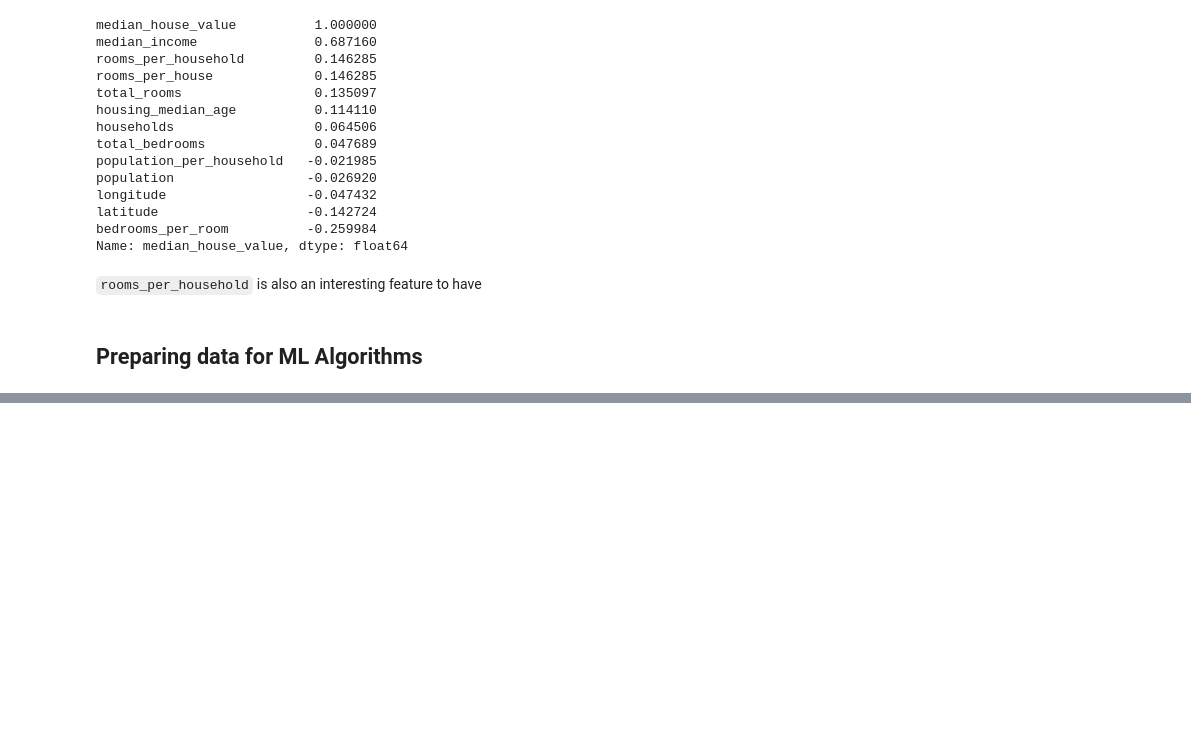
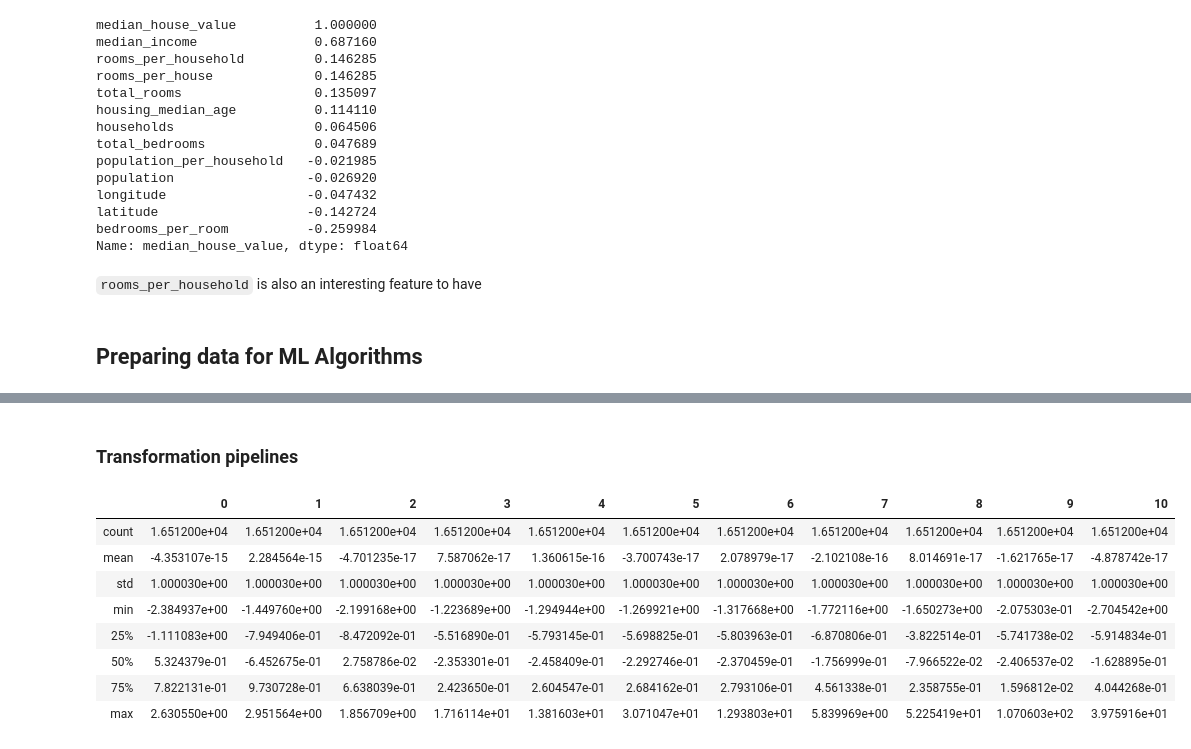
Before and after one commit to avovsya/hands_on_ml_book, a Jupyter notebook: ch2_Housing.ipynb, the cells around one changed output, grey strips where cells are left out. Drawn from its saved outputs; the diff is of its cells as text; code cells hidden in the pictures; blank space fills up the shorter version.

Commit message:
Chapter 2. End-to-End ML Project. Preparing data for ML algs

```diff
--- a/ch2_Housing.ipynb
+++ b/ch2_Housing.ipynb
@@ -296,0 +342,2 @@ Name: median_house_value, dtype: float64
+# %%
+imputer.fit(housing_num)
@@ -296,0 +357,2 @@ Name: median_house_value, dtype: float64
+# %%
+X = imputer.transform(housing_num)
@@ -296,0 +434,26 @@ Name: median_house_value, dtype: float64
+# %%
+from sklearn.base import BaseEstimator # Add get_params, set_params method for free. Helps with automatic hyperparameter tuning
+from sklearn.base import TransformerMixin # Add fit_transform to a class automagically
+
+# get the right column indices: safer than hard-coding indices 3, 4, 5, 6
+rooms_ix, bedrooms_ix, population_ix, household_ix = [
+    list(housing.columns).index(col)
+    for col in ("total_rooms", "total_bedrooms", "population", "households")]
+
+class CombinedAttributesAdder(BaseEstimator, TransformerMixin):
+    def __init__(self, add_bedrooms_per_room = True): # no *args or **kwargs
+        self.add_bedrooms_per_room = add_bedrooms_per_room
+    def fit(self, X, y=None):
+        return self  # nothing else to do
+    def transform(self, X, y=None):
+        rooms_per_household = X[:, rooms_ix] / X[:, household_ix]
+        population_per_household = X[:, population_ix] / X[:, household_ix]
+        if self.add_bedrooms_per_room:
+            bedrooms_per_room = X[:, bedrooms_ix] / X[:, rooms_ix]
+            return np.c_[X, rooms_per_household, population_per_household,
+                         bedrooms_per_room]
+        else:
+            return np.c_[X, rooms_per_household, population_per_household]
+
+attr_adder = CombinedAttributesAdder(add_bedrooms_per_room=False)
+housing_extra_attribs = attr_adder.transform(housing.values)
@@ -296,0 +488,2 @@ Name: median_house_value, dtype: float64
+# %% [markdown]
+### Transformation pipelines
@@ -296,0 +493,21 @@ Name: median_house_value, dtype: float64
+# %%
+num_pipeline = Pipeline([
+    ('imputer', SimpleImputer(strategy="median")),
+    ('attribs_adder', CombinedAttributesAdder()),
+    ('scaler', StandardScaler())
+])
+
+housing_num_tr = num_pipeline.fit_transform(housing_num)
+# %%
+housing_num_tr_df = pd.DataFrame(data=housing_num_tr)
+housing_num_tr_df.describe()
+# %% [output]
+|  | 0 | 1 | 2 | 3 | 4 | 5 | 6 | 7 | 8 | 9 | 10 |
+| count | 1.651200e+04 | 1.651200e+04 | 1.651200e+04 | 1.651200e+04 | 1.651200e+04 | 1.651200e+04 | 1.651200e+04 | 1.651200e+04 | 1.651200e+04 | 1.651200e+04 | 1.651200e+04 |
+| mean | -4.353107e-15 | 2.284564e-15 | -4.701235e-17 | 7.587062e-17 | 1.360615e-16 | -3.700743e-17 | 2.078979e-17 | -2.102108e-16 | 8.014691e-17 | -1.621765e-17 | -4.878742e-17 |
+| std | 1.000030e+00 | 1.000030e+00 | 1.000030e+00 | 1.000030e+00 | 1.000030e+00 | 1.000030e+00 | 1.000030e+00 | 1.000030e+00 | 1.000030e+00 | 1.000030e+00 | 1.000030e+00 |
+| min | -2.384937e+00 | -1.449760e+00 | -2.199168e+00 | -1.223689e+00 | -1.294944e+00 | -1.269921e+00 | -1.317668e+00 | -1.772116e+00 | -1.650273e+00 | -2.075303e-01 | -2.704542e+00 |
+| 25% | -1.111083e+00 | -7.949406e-01 | -8.472092e-01 | -5.516890e-01 | -5.793145e-01 | -5.698825e-01 | -5.803963e-01 | -6.870806e-01 | -3.822514e-01 | -5.741738e-02 | -5.914834e-01 |
+| 50% | 5.324379e-01 | -6.452675e-01 | 2.758786e-02 | -2.353301e-01 | -2.458409e-01 | -2.292746e-01 | -2.370459e-01 | -1.756999e-01 | -7.966522e-02 | -2.406537e-02 | -1.628895e-01 |
+| 75% | 7.822131e-01 | 9.730728e-01 | 6.638039e-01 | 2.423650e-01 | 2.604547e-01 | 2.684162e-01 | 2.793106e-01 | 4.561338e-01 | 2.358755e-01 | 1.596812e-02 | 4.044268e-01 |
+| max | 2.630550e+00 | 2.951564e+00 | 1.856709e+00 | 1.716114e+01 | 1.381603e+01 | 3.071047e+01 | 1.293803e+01 | 5.839969e+00 | 5.225419e+01 | 1.070603e+02 | 3.975916e+01 |
```
Also changed, not shown: parts of 26 cells of this notebook.
